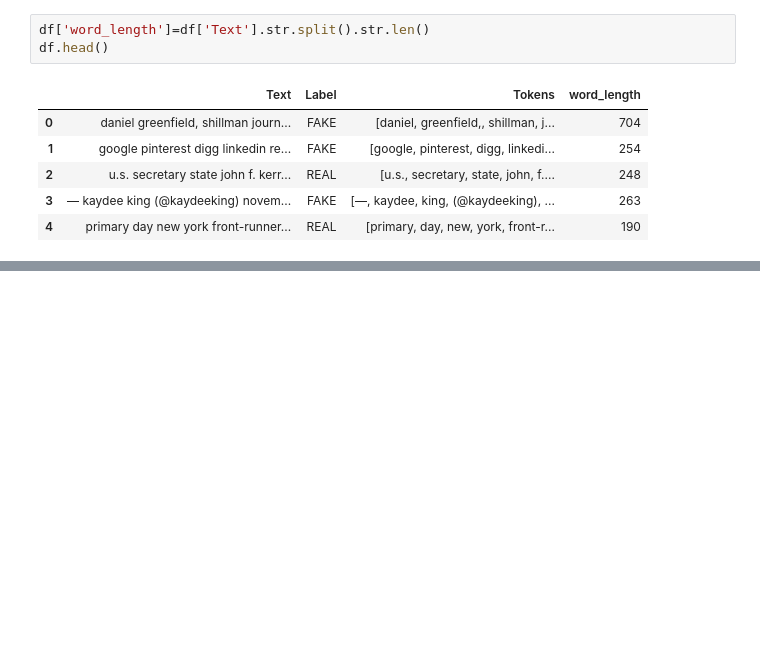
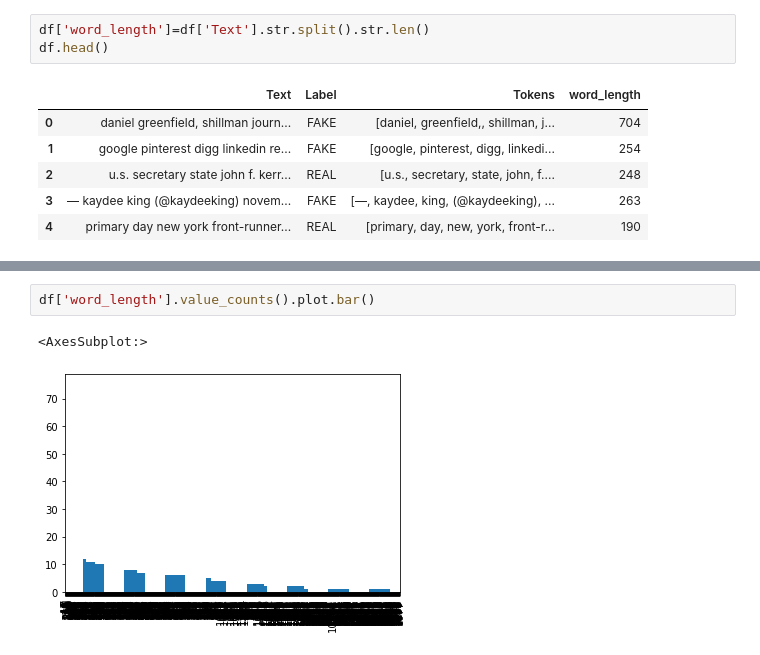
Before and after one commit to lavanya120/FAKENEWS, a Jupyter notebook: fake news.ipynb, the cells around one changed output, grey strips where cells are left out. Drawn from its saved outputs; the diff is of its cells as text; blank space fills up the shorter version.

```diff
--- a/fake news.ipynb
+++ b/fake news.ipynb
@@ -176,0 +195,5 @@ df.head()
+# %%
+df['word_length'].value_counts().plot.bar()
+# %% [output]
+<AxesSubplot:>
+[figure, added]
```
Also changed, not shown: parts of 6 cells of this notebook.
